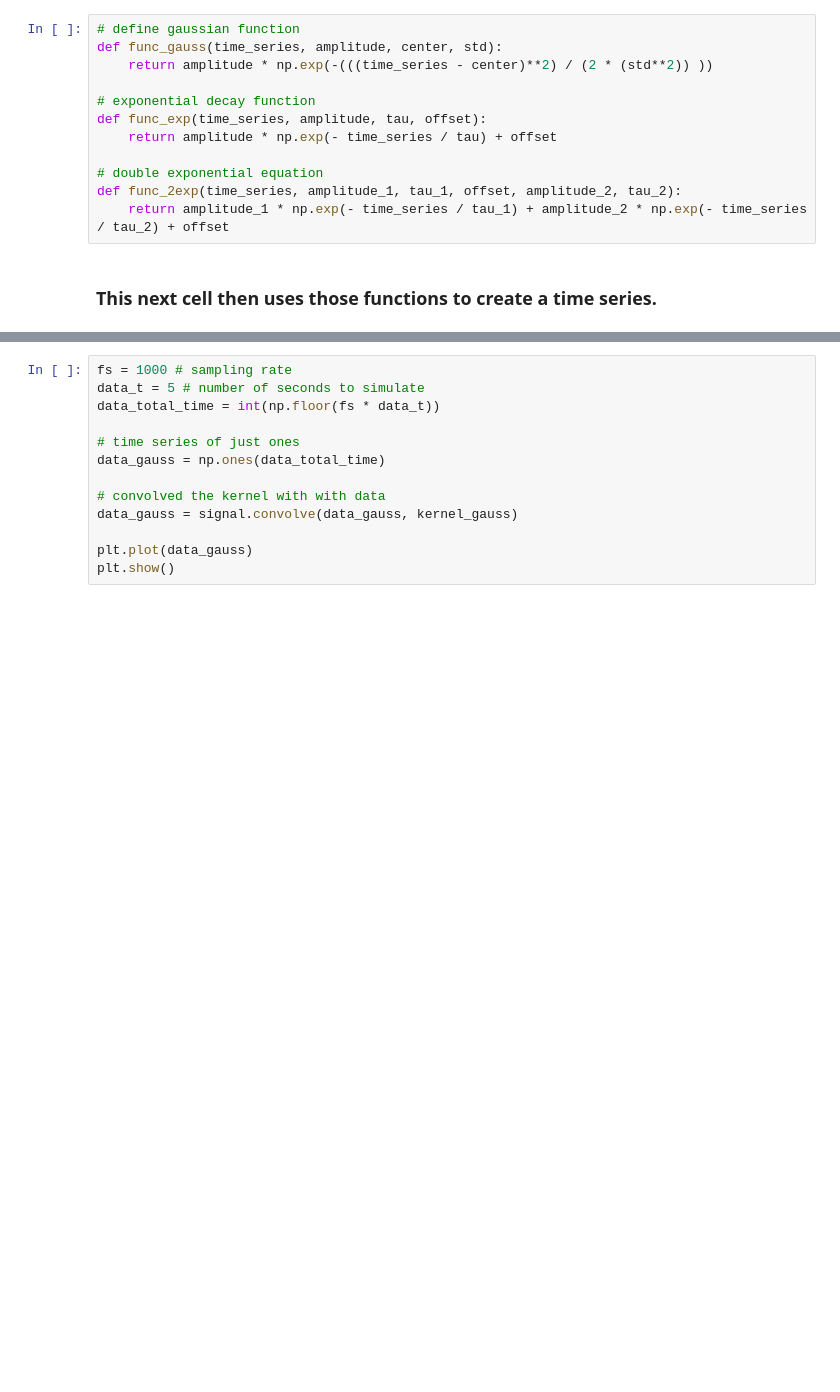
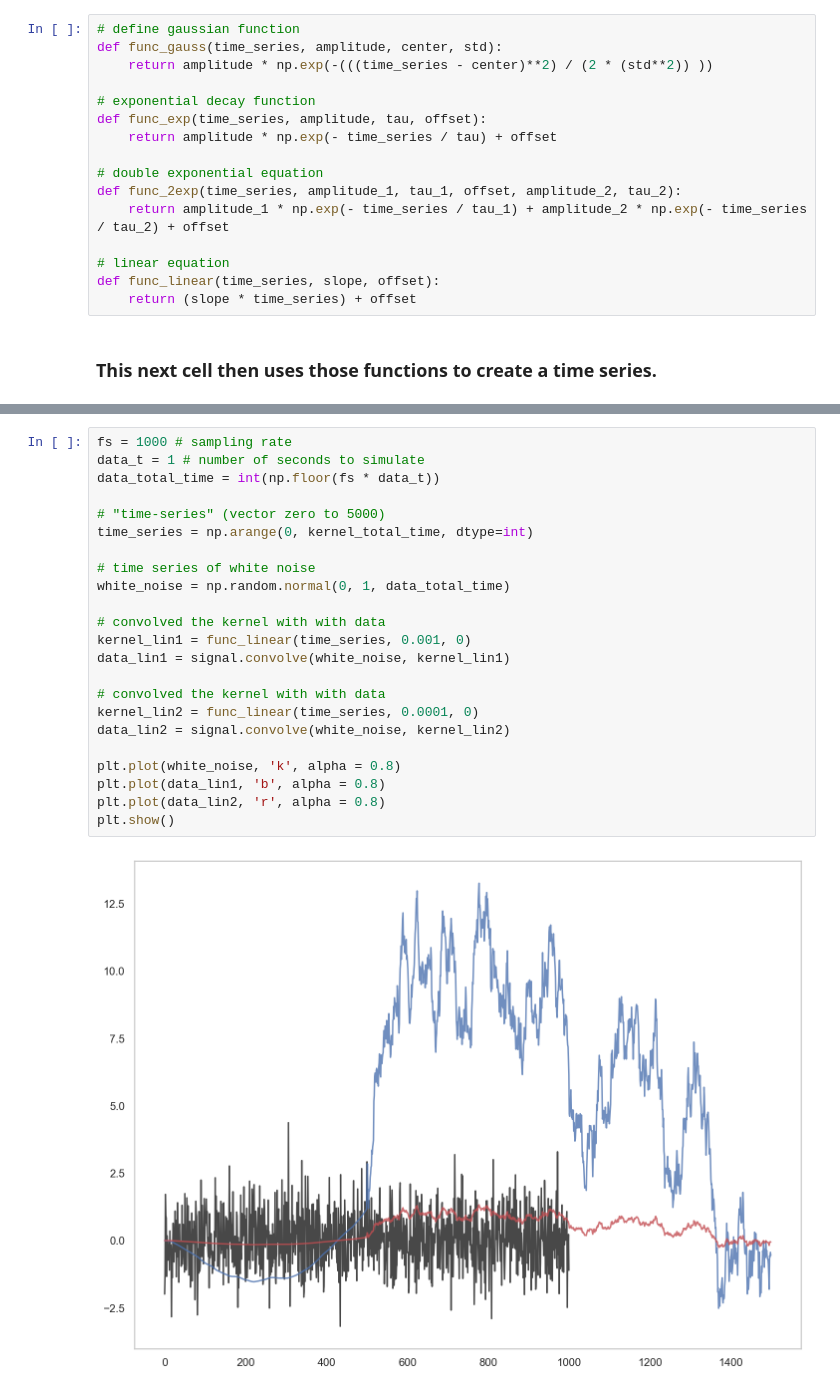
Before and after one commit to voytek/AI-READI-Bootcamp, a Jupyter notebook: Notebooks/a4-dsp/a4.1-Kernels.ipynb, the cells around one changed output, grey strips where cells are left out. Saved outputs shown, nothing was run; the diff lists cells and outputs as text; blank space fills up the shorter version.

```diff
--- a/Notebooks/a4-dsp/a4.1-Kernels.ipynb
+++ b/Notebooks/a4-dsp/a4.1-Kernels.ipynb
@@ -26,6 +27,10 @@ def func_exp(time_series, amplitude, tau, offset):
 # double exponential equation
 def func_2exp(time_series, amplitude_1, tau_1, offset, amplitude_2, tau_2):
     return amplitude_1 * np.exp(- time_series / tau_1) + amplitude_2 * np.exp(- time_series / tau_2) + offset
+
+# linear equation
+def func_linear(time_series, slope, offset):
+    return (slope * time_series) + offset
 # %% [markdown]
 ### This next cell then uses those functions to create a time series.
 # %%
@@ -44,13 +51,25 @@ plt.show()
 # %%
 fs = 1000 # sampling rate
-data_t = 5 # number of seconds to simulate
+data_t = 1 # number of seconds to simulate
 data_total_time = int(np.floor(fs * data_t))
 
-# time series of just ones
-data_gauss = np.ones(data_total_time)
+# "time-series" (vector zero to 5000)
+time_series = np.arange(0, kernel_total_time, dtype=int)
+
+# time series of white noise
+white_noise = np.random.normal(0, 1, data_total_time)
 
 # convolved the kernel with with data
-data_gauss = signal.convolve(data_gauss, kernel_gauss)
+kernel_lin1 = func_linear(time_series, 0.001, 0)
+data_lin1 = signal.convolve(white_noise, kernel_lin1)
 
-plt.plot(data_gauss)
+# convolved the kernel with with data
+kernel_lin2 = func_linear(time_series, 0.0001, 0)
+data_lin2 = signal.convolve(white_noise, kernel_lin2)
+
+plt.plot(white_noise, 'k', alpha = 0.8)
+plt.plot(data_lin1, 'b', alpha = 0.8)
+plt.plot(data_lin2, 'r', alpha = 0.8)
 plt.show()
+# %% [output]
+[figure, added]
```
Also changed, not shown: parts of 9 cells of this notebook, 1 other file.
